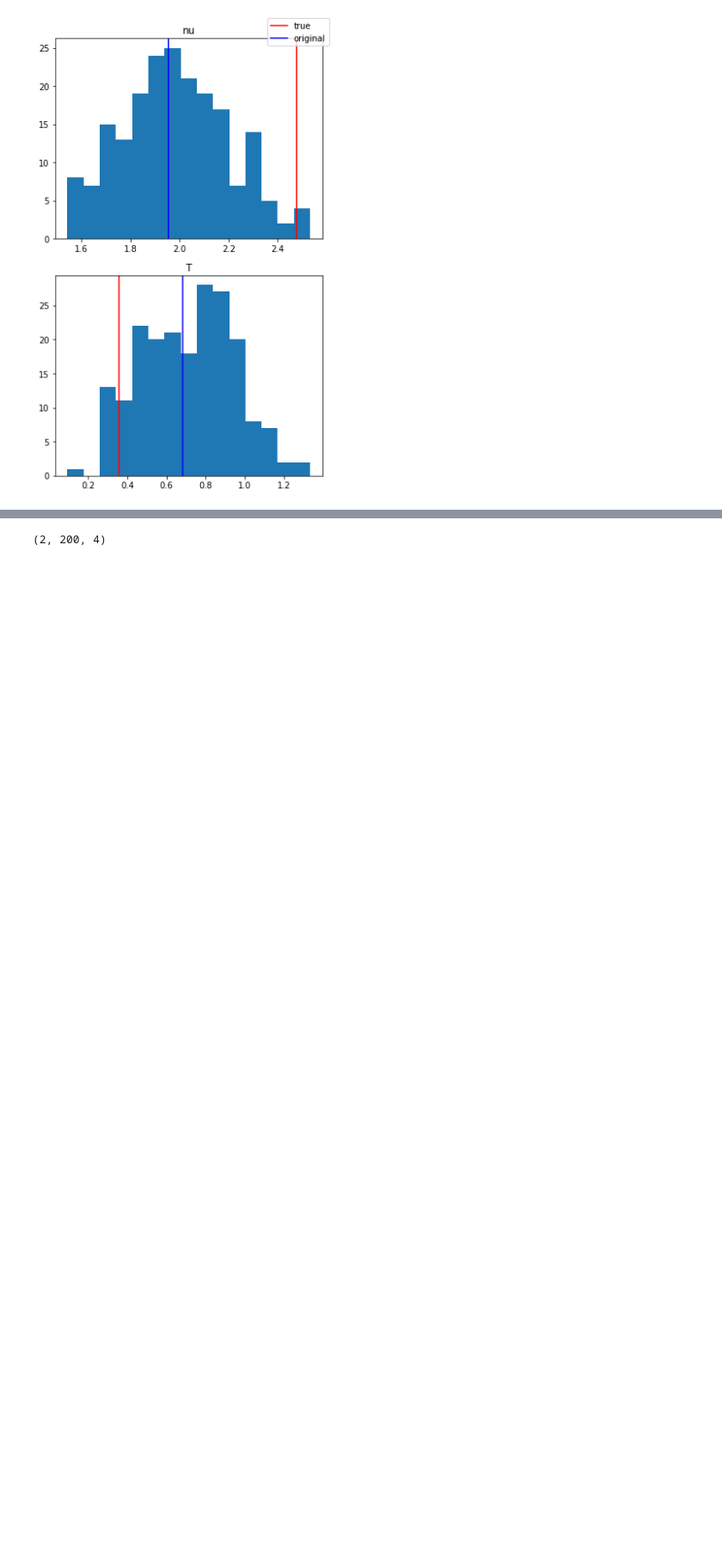
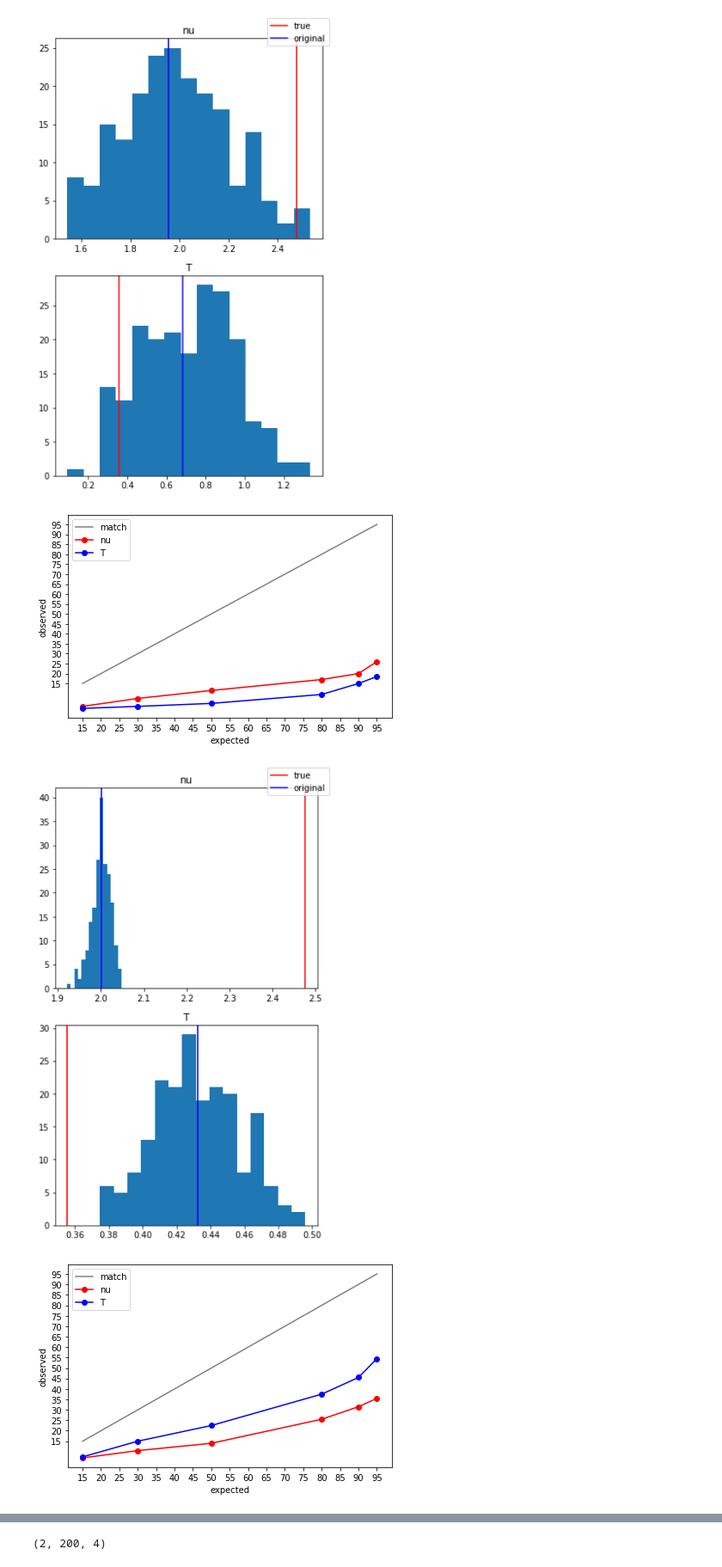
Before and after one commit to lntran26/donni, a Jupyter notebook: ml_dadi/1d_2epoch/1d_2epoch_bootstrap.ipynb, the cells around one changed output, grey strips where cells are left out. Shown: that part at 86% size. Saved outputs shown, nothing was run; the diff lists cells and outputs as text; code cells hidden in the pictures; blank space fills up the shorter version.

```diff
--- a/ml_dadi/1d_2epoch/1d_2epoch_bootstrap.ipynb
+++ b/ml_dadi/1d_2epoch/1d_2epoch_bootstrap.ipynb
@@ -96,3 +127,15 @@ for theta_i in range(3):
 [figure]
 [figure]
 [figure]
+# %%
+# rerun MLPR plots with new_log datasets
+datafile = 'results/bootstrap/new_log/boostrap_pred_mlpr_1000'
+params = ['nu', 'T']
+expected = [95, 90, 80, 50, 30, 15]
+for theta_i in range(3):
+    bootstrap.plot_coverage(datafile, params, expected, theta_i)
+    bootstrap.plot_distribution(datafile, params, theta_i, 125)
+# %% [output]
+[figure, added]
+[figure, added]
+[figure, added]
```
Also changed, not shown: parts of 7 cells of this notebook.
